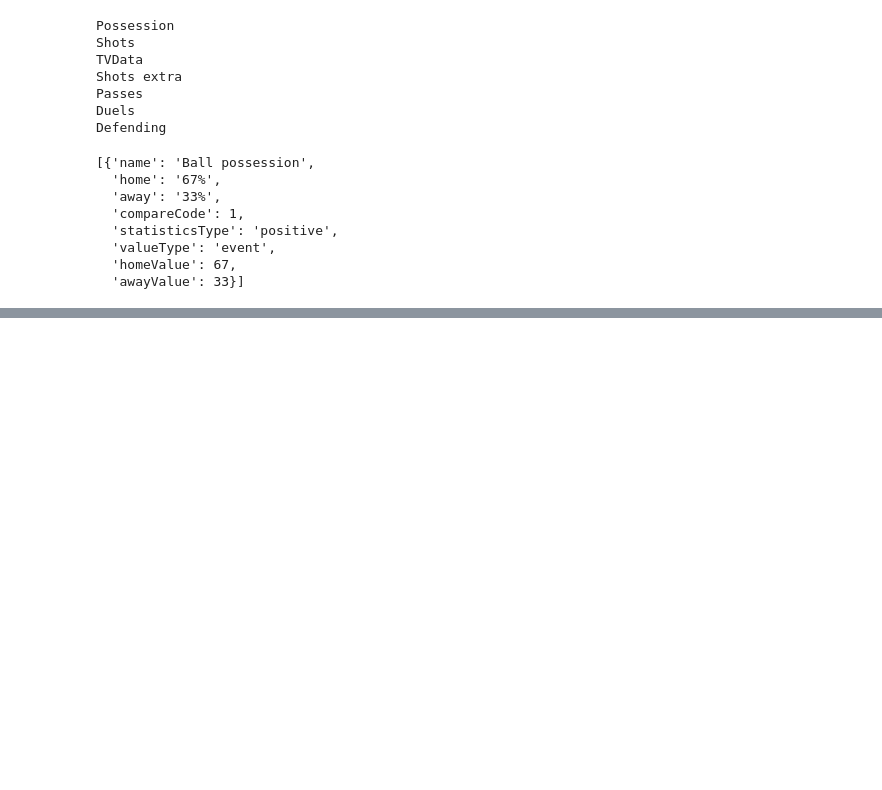
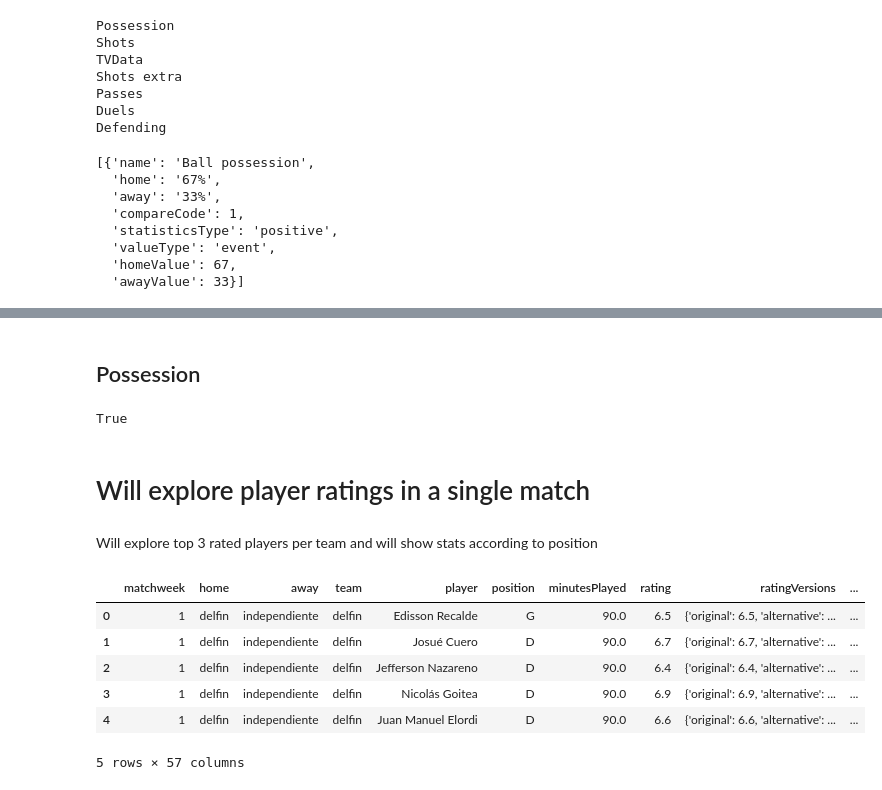
Before and after one commit to Zekda96/ligapro_analytics, a Jupyter notebook: drafting.ipynb, the cells around one changed output, grey strips where cells are left out. Cells and saved outputs as stored; diff of their text form; code cells hidden in the pictures; blank space fills up the shorter version.

```diff
--- a/drafting.ipynb
+++ b/drafting.ipynb
@@ -89,0 +471,57 @@ pd.DataFrame(final_data)
+# %% [markdown]
+## Possession
+# %%
+df_statistics['ball_possession'].values.sum() == 100
+# %% [output]
+True
+# %% [markdown]
+# Will explore player ratings in a single match
+# %% [markdown]
+Will explore top 3 rated players per team and will show stats according to position
+# %%
+# Lets borrow some code from match_report.py :
+
+import sqlite3
+import os
+import pandas as pd
+
+# Parse statistics for match
+def read_db(table_name, home, away):
+    """
+    Load data
+    """
+
+    # Connect to the SQLite database
+    db_path = os.path.join(os.getcwd(), 'data', 'liga_pro_ecuador.db')
+    conn = sqlite3.connect(db_path)
+
+    # Define the SQL query
+    query = f"""
+    SELECT * FROM {table_name}
+    WHERE home == "{home}"
+    AND away == "{away}";
+    """
+
+    # Read the data into a Pandas DataFrame
+    df = pd.read_sql_query(query, conn)
+
+    # Close the database connection
+    conn.close()
+
+    return df
+# %%
+home = 'delfin'
+away = 'independiente'
+
+df = read_db('lineups', home, away)
+df = df.fillna(0.0)
+
+df.head()
+# %% [output]
+|  | matchweek | home | away | team | player | position | minutesPlayed | rating | ratingVersions | ... |
+| 0 | 1 | delfin | independiente | delfin | Edisson Recalde | G | 90.0 | 6.5 | {'original': 6.5, 'alternative': ... | ... |
+| 1 | 1 | delfin | independiente | delfin | Josué Cuero | D | 90.0 | 6.7 | {'original': 6.7, 'alternative': ... | ... |
+| 2 | 1 | delfin | independiente | delfin | Jefferson Nazareno | D | 90.0 | 6.4 | {'original': 6.4, 'alternative': ... | ... |
+| 3 | 1 | delfin | independiente | delfin | Nicolás Goitea | D | 90.0 | 6.9 | {'original': 6.9, 'alternative': ... | ... |
+| 4 | 1 | delfin | independiente | delfin | Juan Manuel Elordi | D | 90.0 | 6.6 | {'original': 6.6, 'alternative': ... | ... |
+5 rows × 57 columns
```
Also changed, not shown: parts of 39 cells of this notebook.
